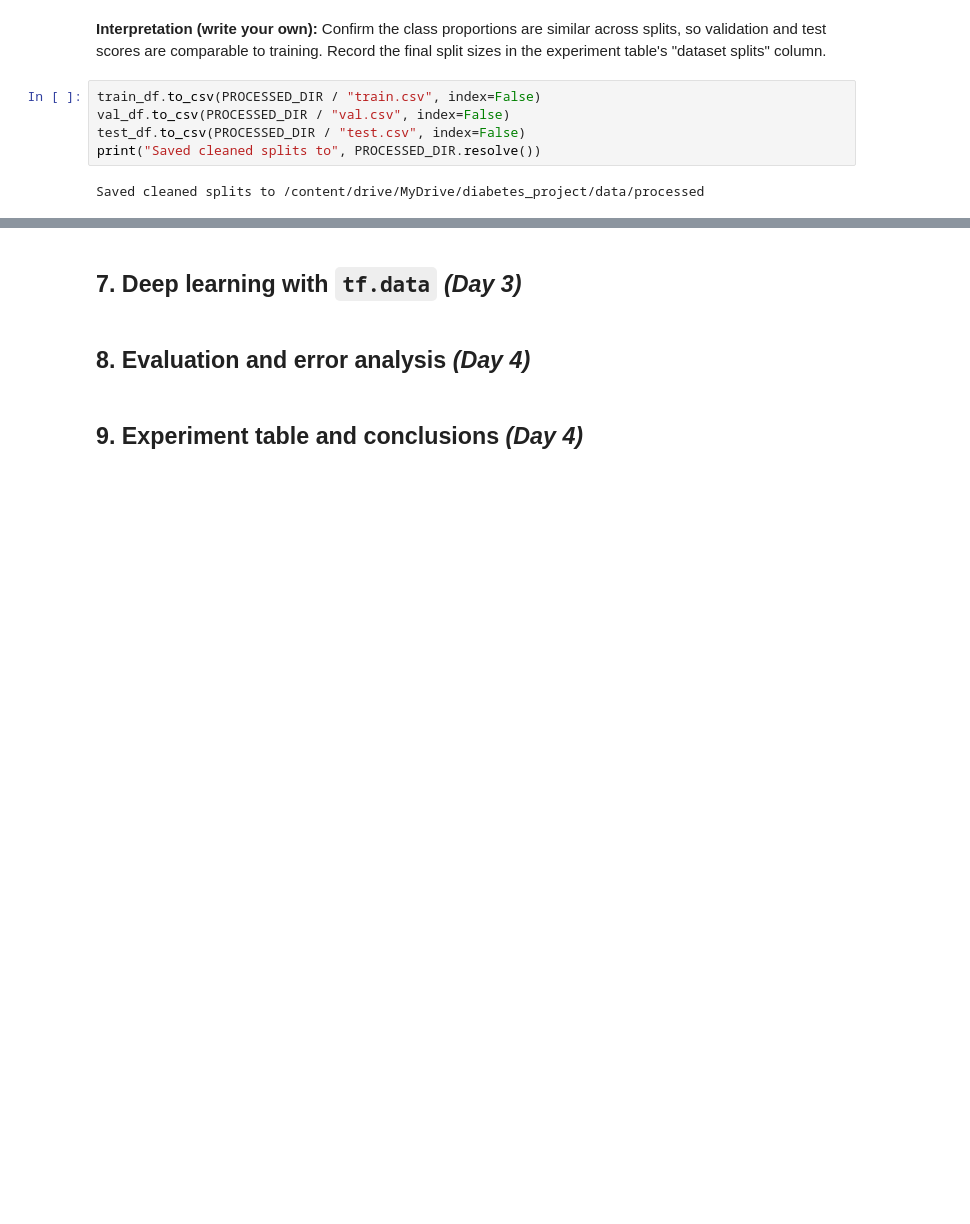
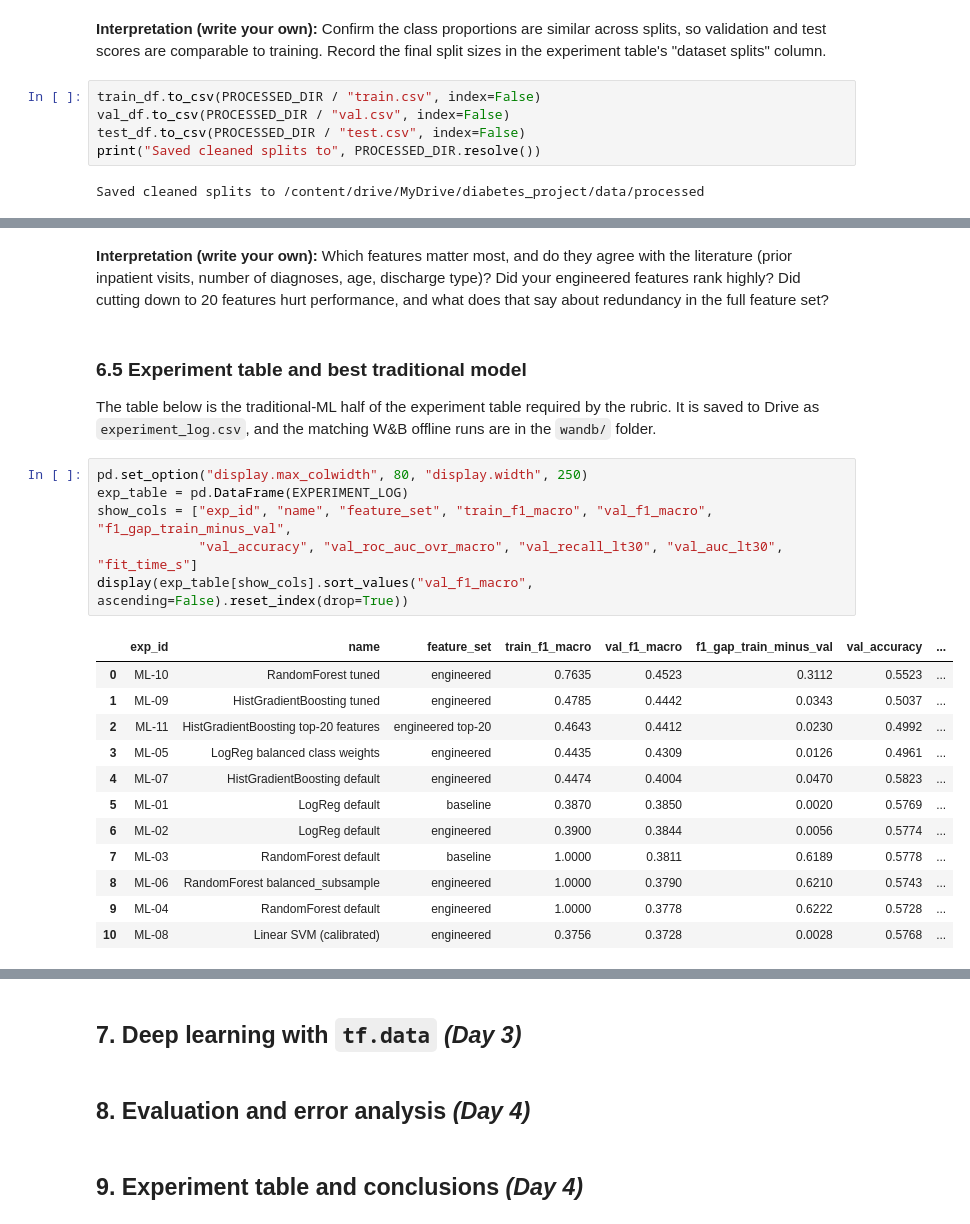
Before and after one commit to Nina-Cyndy/diabetes-intro-to-ml-summative, a Jupyter notebook: diabetes_readmission.ipynb, the cells around one changed output, grey strips where cells are left out. Saved outputs shown, nothing was run; the diff lists cells and outputs as text; blank space fills up the shorter version.

```diff
--- a/diabetes_readmission.ipynb
+++ b/diabetes_readmission.ipynb
@@ -402,0 +805,24 @@ Planned: ICD-9 diagnosis grouping (`diag_1`-`diag_3` to broader disease categori
+# %% [markdown]
+**Interpretation (write your own):** Which features matter most, and do they agree with the literature (prior inpatient visits, number of diagnoses, age, discharge type)? Did your engineered features rank highly? Did cutting down to 20 features hurt performance, and what does that say about redundancy in the full feature set?
+# %% [markdown]
+### 6.5 Experiment table and best traditional model
+The table below is the traditional-ML half of the experiment table required by the rubric. It is saved to Drive as `experiment_log.csv`, and the matching W&B offline runs are in the `wandb/` folder.
+# %%
+pd.set_option("display.max_colwidth", 80, "display.width", 250)
+exp_table = pd.DataFrame(EXPERIMENT_LOG)
+show_cols = ["exp_id", "name", "feature_set", "train_f1_macro", "val_f1_macro", "f1_gap_train_minus_val",
+             "val_accuracy", "val_roc_auc_ovr_macro", "val_recall_lt30", "val_auc_lt30", "fit_time_s"]
+display(exp_table[show_cols].sort_values("val_f1_macro", ascending=False).reset_index(drop=True))
+# %% [output]
+|  | exp_id | name | feature_set | train_f1_macro | val_f1_macro | f1_gap_train_minus_val | val_accuracy | ... |
+| 0 | ML-10 | RandomForest tuned | engineered | 0.7635 | 0.4523 | 0.3112 | 0.5523 | ... |
+| 1 | ML-09 | HistGradientBoosting tuned | engineered | 0.4785 | 0.4442 | 0.0343 | 0.5037 | ... |
+| 2 | ML-11 | HistGradientBoosting top-20 features | engineered top-20 | 0.4643 | 0.4412 | 0.0230 | 0.4992 | ... |
+| 3 | ML-05 | LogReg balanced class weights | engineered | 0.4435 | 0.4309 | 0.0126 | 0.4961 | ... |
+| 4 | ML-07 | HistGradientBoosting default | engineered | 0.4474 | 0.4004 | 0.0470 | 0.5823 | ... |
+| 5 | ML-01 | LogReg default | baseline | 0.3870 | 0.3850 | 0.0020 | 0.5769 | ... |
+| 6 | ML-02 | LogReg default | engineered | 0.3900 | 0.3844 | 0.0056 | 0.5774 | ... |
+| 7 | ML-03 | RandomForest default | baseline | 1.0000 | 0.3811 | 0.6189 | 0.5778 | ... |
+| 8 | ML-06 | RandomForest balanced_subsample | engineered | 1.0000 | 0.3790 | 0.6210 | 0.5743 | ... |
+| 9 | ML-04 | RandomForest default | engineered | 1.0000 | 0.3778 | 0.6222 | 0.5728 | ... |
+| 10 | ML-08 | Linear SVM (calibrated) | engineered | 0.3756 | 0.3728 | 0.0028 | 0.5768 | ... |
```
Also changed, not shown: parts of 26 cells of this notebook.
